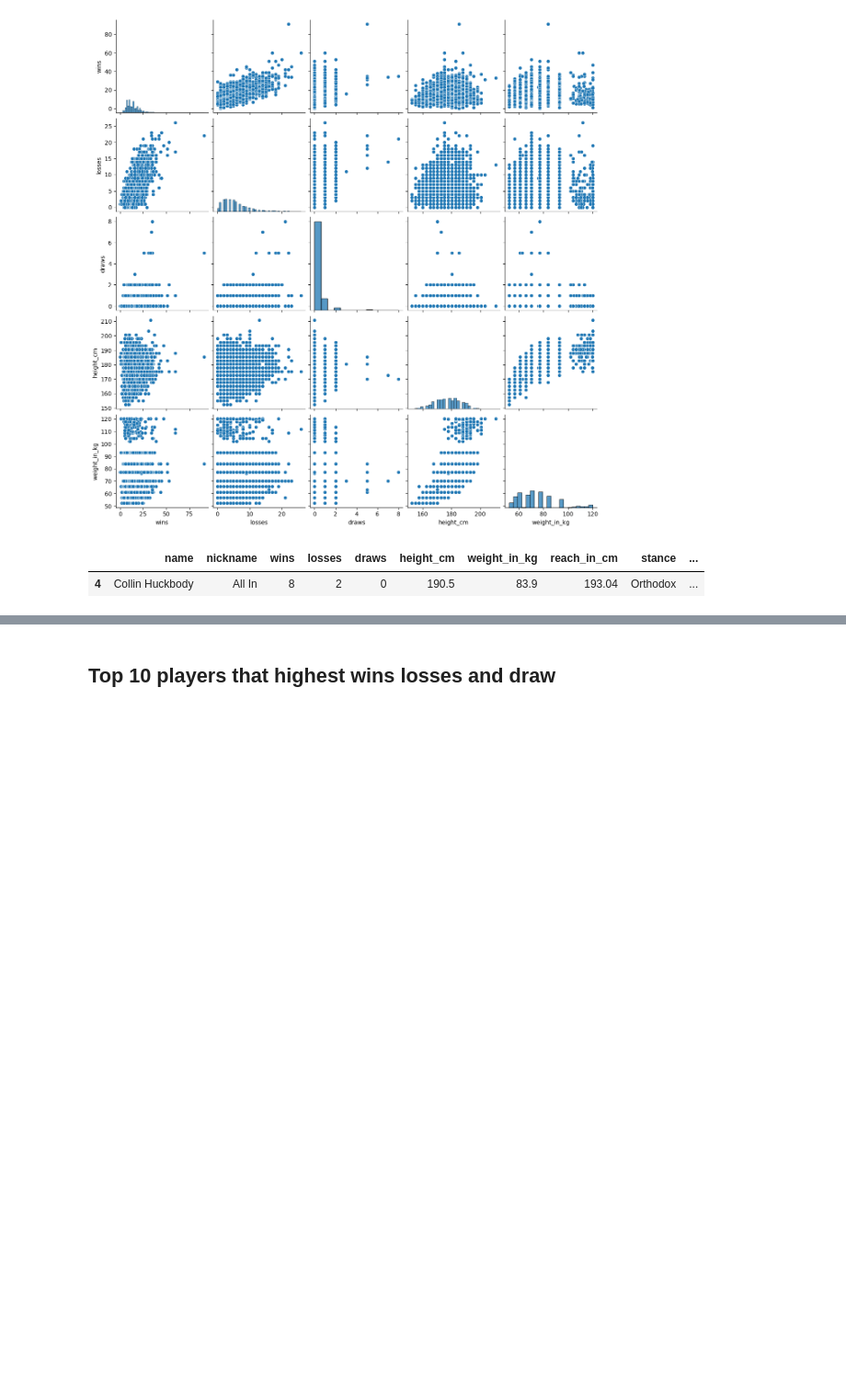
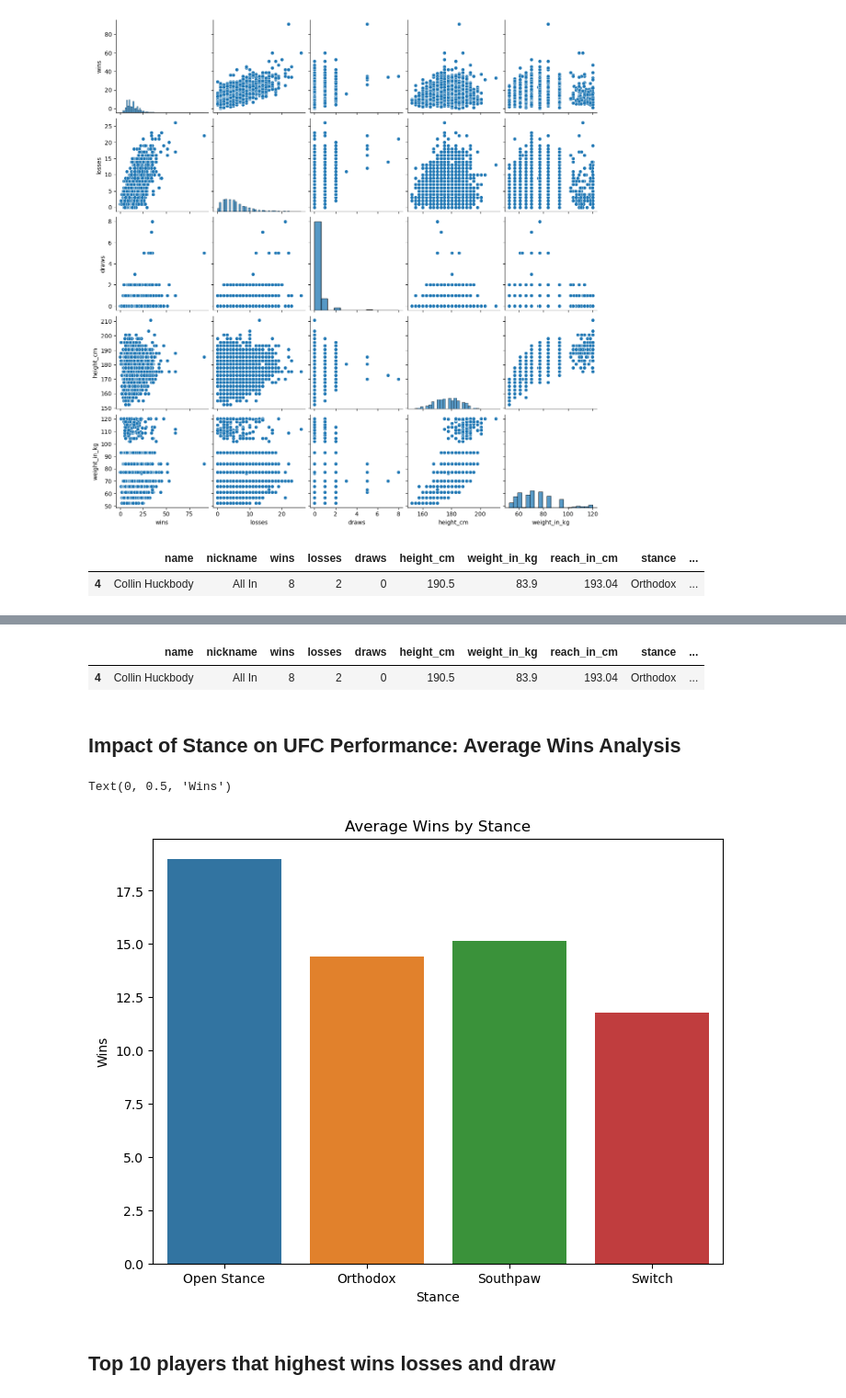
Before and after one commit to chanupadeshan/UFC-Fighters-Statistics-2024, a Jupyter notebook: main.ipynb, the cells around one changed output, grey strips where cells are left out. Shown at 92% size. Drawn from its saved outputs; the diff is of its cells as text; code cells hidden in the pictures; blank space fills up the shorter version.

Commit message:
Impact of Stance on UFC Performance: Average Wins Analysis

```diff
--- a/main.ipynb
+++ b/main.ipynb
@@ -333,3 +345,20 @@ df.head(1)
+# %%
+df.head(1)
+# %% [output]
+|  | name | nickname | wins | losses | draws | height_cm | weight_in_kg | reach_in_cm | stance | ... |
+| 4 | Collin Huckbody | All In | 8 | 2 | 0 | 190.5 | 83.9 | 193.04 | Orthodox | ... |
+# %% [markdown]
+## Impact of Stance on UFC Performance: Average Wins Analysis
+# %%
+plt.figure(figsize=(8, 6))
+AVG_wins = df.groupby("stance")["wins"].mean().reset_index()
+sns.barplot(x="stance", y="wins", data=AVG_wins)
+plt.title("Average Wins by Stance")
+plt.xlabel("Stance")
+plt.ylabel("Wins")
+# %% [output]
+Text(0, 0.5, 'Wins')
+[figure, added]
 # %% [markdown]
 ## **Top 10 players that highest wins losses and draw**
 # %% [markdown]
```
Also changed, not shown: parts of 3 cells of this notebook.
